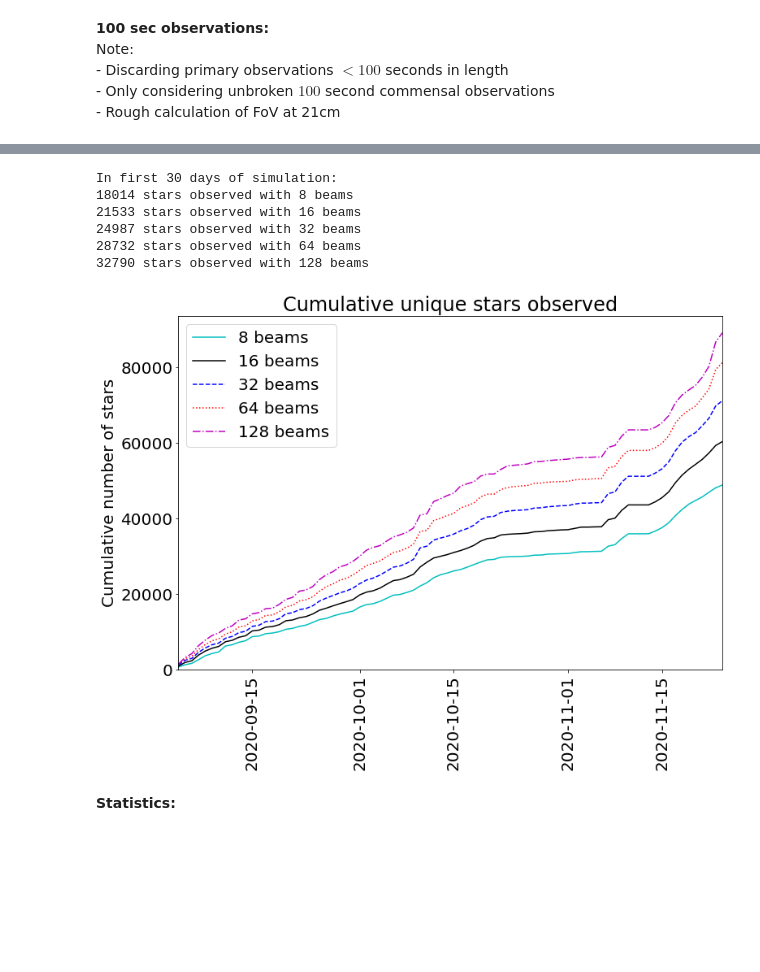
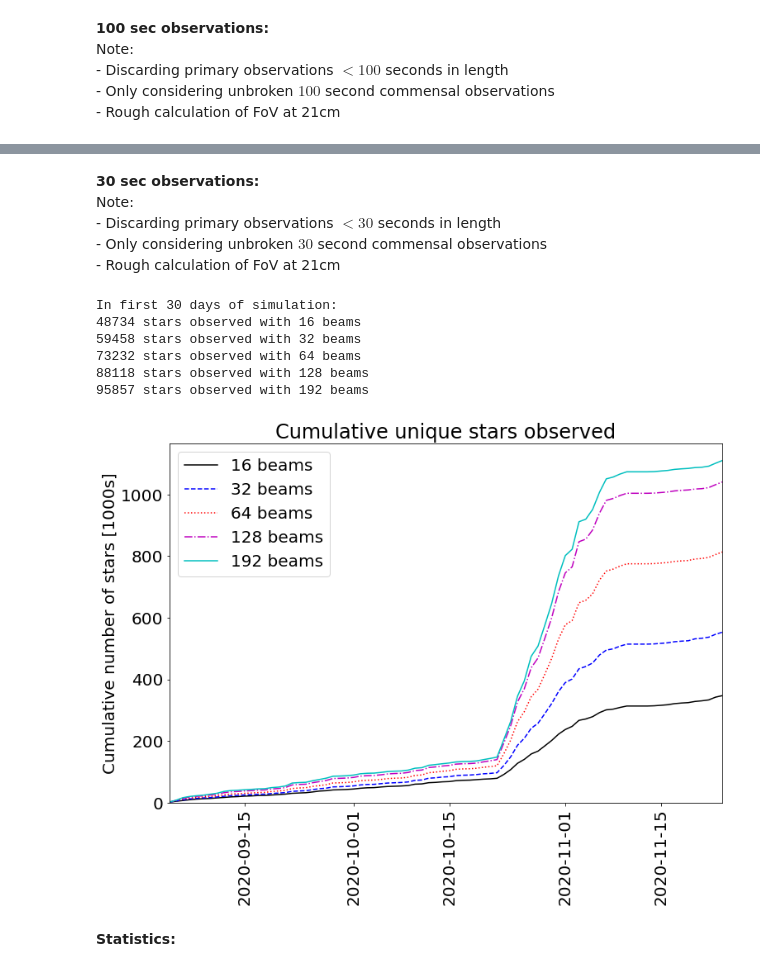
Before and after one commit to danielczech/observing-progress, a Jupyter notebook: observing-progress.ipynb, the cells around one changed output, grey strips where cells are left out. Saved outputs shown, nothing was run; the diff lists cells and outputs as text; code cells hidden in the pictures; blank space fills up the shorter version.

Commit message:
Consider other observing considerations.

```diff
--- a/observing-progress.ipynb
+++ b/observing-progress.ipynb
@@ -126,52 +178,65 @@ Note:
+# %% [markdown]
+__30 sec observations:__
+Note:
+    - Discarding primary observations $< 30$ seconds in length
+    - Only considering unbroken $30$ second commensal observations
+    - Rough calculation of FoV at 21cm
 # %%
 # Load progress files for different beam numbers
-with open('progress_8_100.pkl', 'rb') as f:
-    progress_8_100 = pickle.load(f)
-with open('progress_16_100.pkl', 'rb') as f:
-    progress_16_100 = pickle.load(f)
-with open('progress_32_100.pkl', 'rb') as f:
-    progress_32_100 = pickle.load(f)
-with open('progress_64_100.pkl', 'rb') as f:
-    progress_64_100 = pickle.load(f)
-with open('progress_128_100.pkl', 'rb') as f:
-    progress_128_100 = pickle.load(f)
+with open('progress_16_30.pkl', 'rb') as f:
+    progress_16_30 = pickle.load(f)
+with open('progress_32_30.pkl', 'rb') as f:
+    progress_32_30 = pickle.load(f)
+with open('progress_64_30.pkl', 'rb') as f:
+    progress_64_30 = pickle.load(f)
+with open('progress_128_30.pkl', 'rb') as f:
+    progress_128_30 = pickle.load(f)
+with open('progress_192_30.pkl', 'rb') as f:
+    progress_192_30 = pickle.load(f)
 # %%
 # Plot observing progress by date:
-c_8 = np.cumsum(progress_8_100[1])
-c_16 = np.cumsum(progress_16_100[1])
-c_32 = np.cumsum(progress_32_100[1])
-c_64 = np.cumsum(progress_64_100[1])
-c_128 = np.cumsum(progress_128_100[1])
+c_16 = np.cumsum(progress_16_30[1])
+c_32 = np.cumsum(progress_32_30[1])
+c_64 = np.cumsum(progress_64_30[1])
+c_128 = np.cumsum(progress_128_30[1])
+c_192 = np.cumsum(progress_192_30[1])
 
 print('In first 30 days of simulation: ')
-print('{} stars observed with 8 beams'.format(c_8[30]))
 print('{} stars observed with 16 beams'.format(c_16[30]))
 print('{} stars observed with 32 beams'.format(c_32[30]))
 print('{} stars observed with 64 beams'.format(c_64[30]))
 print('{} stars observed with 128 beams'.format(c_128[30]))
+print('{} stars observed with 192 beams'.format(c_192[30]))
+
+c_16 = np.asarray(c_16)/1000.0
+c_32 = np.asarray(c_32)/1000.0
+c_64 = np.asarray(c_64)/1000.0
+c_128 = np.asarray(c_128)/1000.0
+c_192 = np.asarray(c_192)/1000.0
 
 fig = plt.figure(figsize = (12,8))
-plt.plot(progress_8_100[0], c_8, c = 'c', ls = '-', label = '8 beams')
-plt.plot(progress_16_100[0], c_16, c = 'k', label = '16 beams')
-plt.plot(progress_32_100[0], c_32, c = 'b', ls = '--', label = '32 beams')
-plt.plot(progress_64_100[0], c_64, c = 'r', ls = ':', label = '64 beams')
-plt.plot(progress_128_100[0], c_128, c = 'm', ls = '-.', label = '128 beams')
+plt.plot(progress_16_30[0], c_16, c = 'k', label = '16 beams')
+plt.plot(progress_32_30[0], c_32, c = 'b', ls = '--', label = '32 beams')
+plt.plot(progress_64_30[0], c_64, c = 'r', ls = ':', label = '64 beams')
+plt.plot(progress_128_30[0], c_128, c = 'm', ls = '-.', label = '128 beams')
+plt.plot(progress_192_30[0], c_192, c = 'c', ls = '-', label = '192 beams')
+
 plt.title("Cumulative unique stars observed")
-plt.ylabel("Cumulative number of stars")
+plt.ylabel("Cumulative number of stars [1000s]")
 plt.xticks(rotation = 90)
 plt.xlim([min(progress_16_100[0]), max(progress_16_100[0])])
 plt.gca().set_ylim(bottom = 0)
 plt.legend()
-fig.savefig('progress_100.png', bbox_inches='tight', dpi=400, transparent = False, facecolor = 'white')
+fig.savefig('progress_30.png', bbox_inches='tight', dpi=400, transparent = False, facecolor = 'white')
 plt.show()
 # %% [output]
 In first 30 days of simulation:
-18014 stars observed with 8 beams
-21533 stars observed with 16 beams
-24987 stars observed with 32 beams
-28732 stars observed with 64 beams
-32790 stars observed with 128 beams
+48734 stars observed with 16 beams
+59458 stars observed with 32 beams
+73232 stars observed with 64 beams
+88118 stars observed with 128 beams
+95857 stars observed with 192 beams
-[figure, old version]
+[figure, new version]
 # %% [markdown]
 __Statistics:__
 # %%
```
Also changed, not shown: parts of 6 cells of this notebook.
